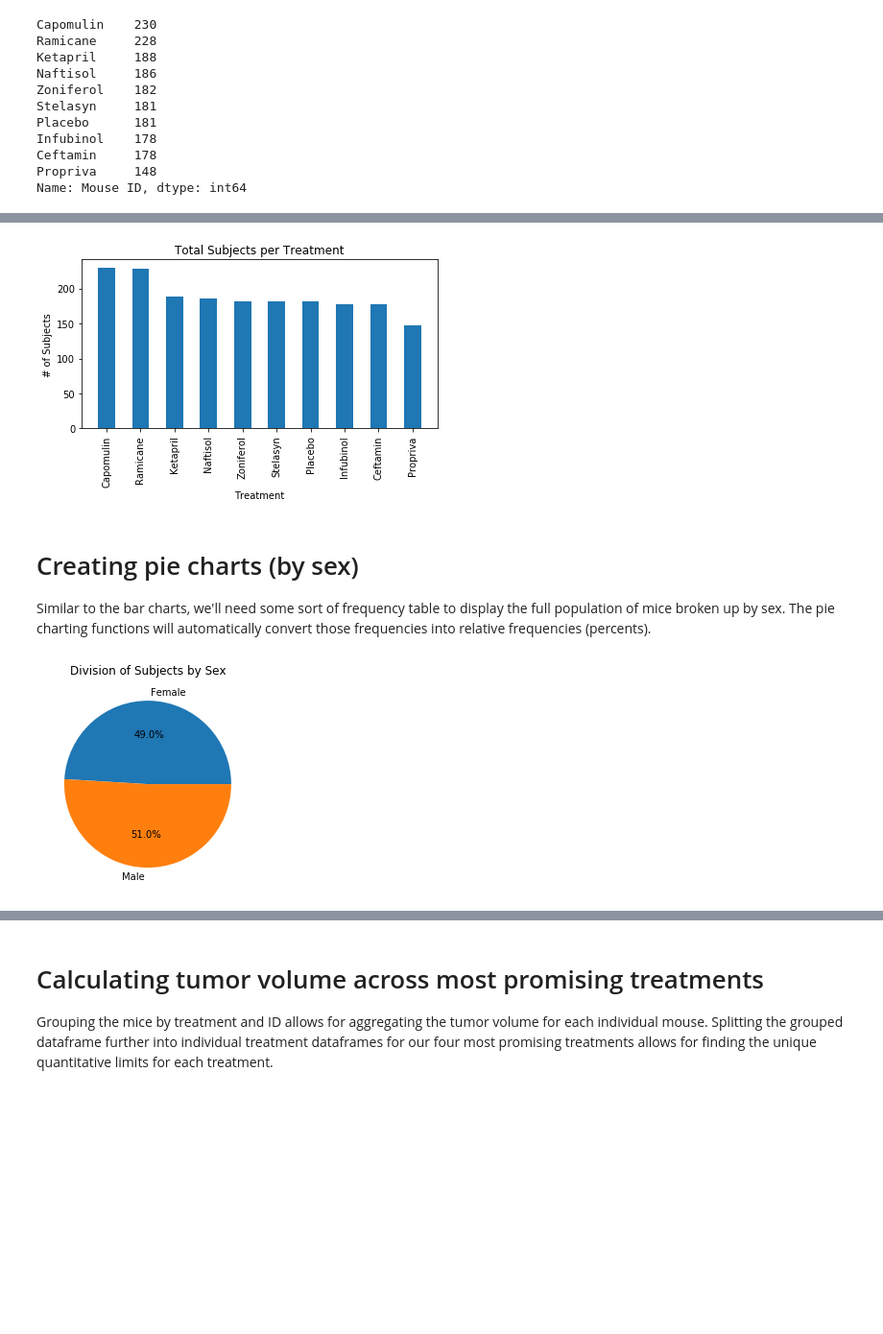
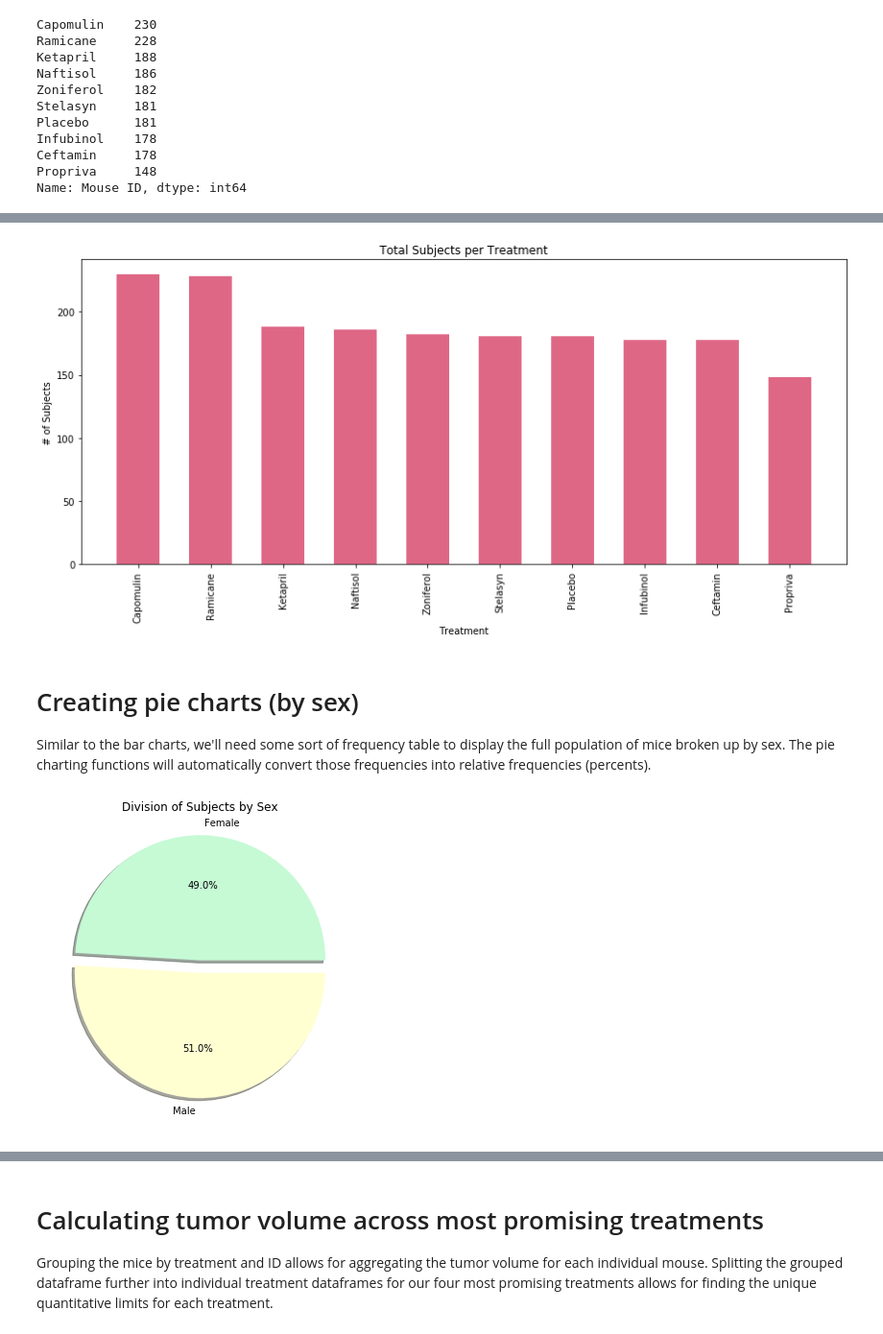
Before and after one commit to troypramsey/matplotlib-challenge, a Jupyter notebook: matplotlib-challenge.ipynb, the cells around one changed output, grey strips where cells are left out. Shown at 96% size. Cells and saved outputs as stored; diff of their text form; code cells hidden in the pictures; blank space fills up the shorter version.

```diff
--- a/matplotlib-challenge.ipynb
+++ b/matplotlib-challenge.ipynb
@@ -149,15 +149,16 @@ x_axis = [x for x in x_index]
 y_axis = [x for x in drug_counts_sorted]
 # %%
 # Building and formatting Matplotlib bar plot
-plt.bar(x_axis, y_axis, width=.5)
+plt.figure(figsize=(12,6))
+plt.bar(x_axis, y_axis, width=.6, facecolor='#df6786')
 plt.xlabel('Treatment')
 plt.ylabel('# of Subjects')
 plt.title('Total Subjects per Treatment')
 plt.xticks(rotation=90)
 plt.tight_layout()
 plt.show()
 # %% [output]
-[figure, old version]
+[figure, new version]
 # %% [markdown]
 # Creating pie charts (by sex)
 
@@ -172,11 +173,11 @@ labels = [x for x in sex_counts.index]
 pie_values = [x for x in sex_counts]
 # %%
 # Building and formatting pie chart using Pandas built-in pie chart
-sex_counts.plot.pie(autopct='%1.1f%%')
+sex_counts.plot.pie(figsize=(12,6), autopct='%1.1f%%', explode=(.1, 0), shadow=True, colors=('#c5fad5', '#ffffd2'))
 plt.title('Division of Subjects by Sex')
 plt.ylabel('')
 plt.show()
 # %% [output]
-[figure, old version]
+[figure, new version]
 # %%
 # Building and formatting pie chart using Matplotlib
```
Also changed, not shown: parts of 9 cells of this notebook.
